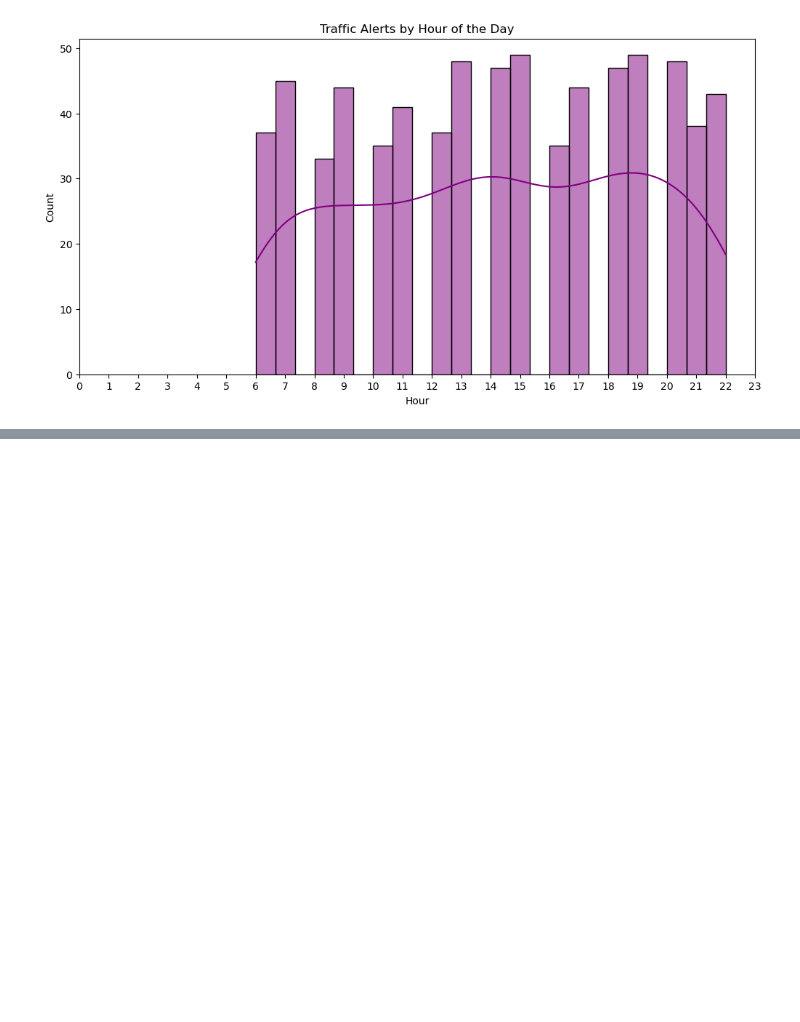
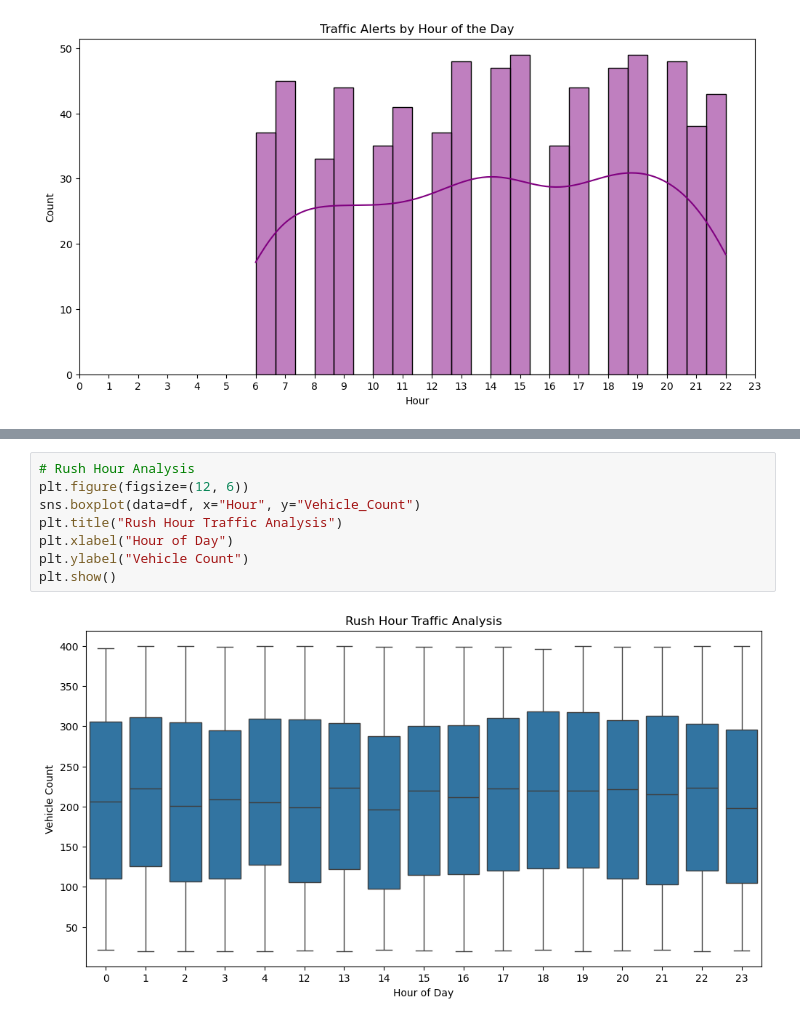
Before and after one commit to MaryamTariq-1/AtmosMonitor, a Jupyter notebook: backend/predictionModel/Traffic Prediction Model.ipynb, the cells around one changed output, grey strips where cells are left out. Drawn from its saved outputs; the diff is of its cells as text; blank space fills up the shorter version.

```diff
--- a/backend/predictionModel/Traffic Prediction Model.ipynb
+++ b/backend/predictionModel/Traffic Prediction Model.ipynb
@@ -151,0 +223,10 @@ plt.show()
+# %%
+# Rush Hour Analysis
+plt.figure(figsize=(12, 6))
+sns.boxplot(data=df, x="Hour", y="Vehicle_Count")
+plt.title("Rush Hour Traffic Analysis")
+plt.xlabel("Hour of Day")
+plt.ylabel("Vehicle Count")
+plt.show()
+# %% [output]
+[figure, added]
```
Also changed, not shown: parts of 7 cells of this notebook.
